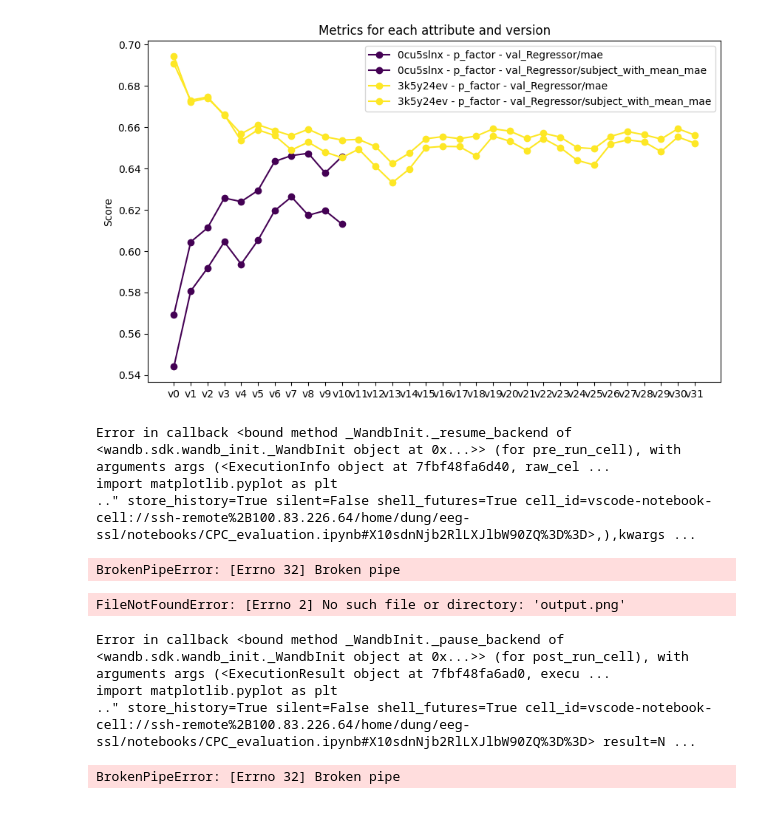
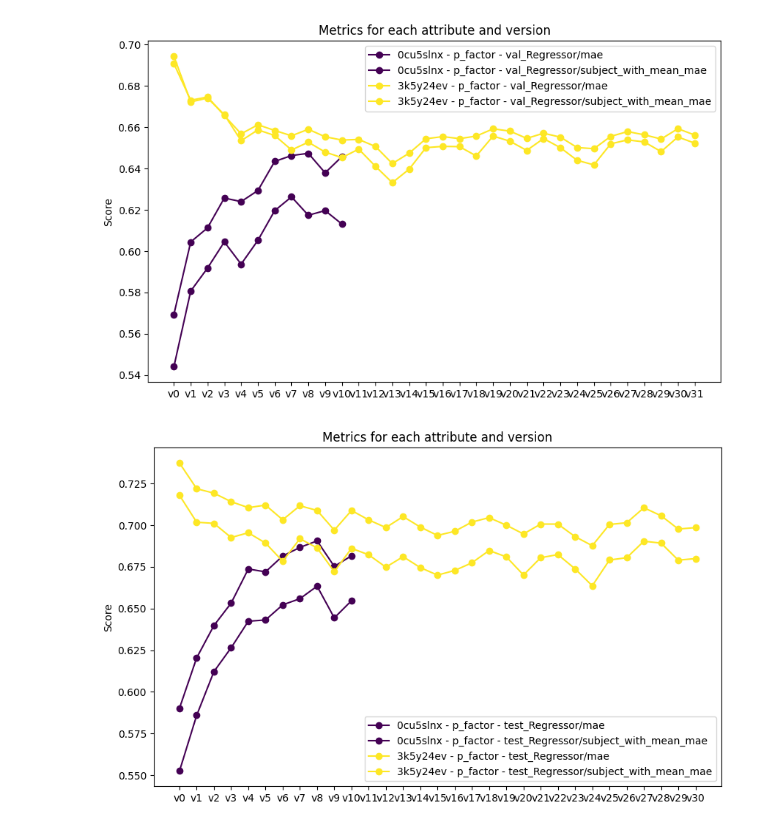
Before and after one commit to sccn/eeg-ssl, a Jupyter notebook: notebooks/CPC_evaluation.ipynb, the cells around one changed output. Cells and saved outputs as stored; diff of their text form; code cells hidden in the pictures.

Commit message:
CPC evaluation plots

```diff
--- a/notebooks/CPC_evaluation.ipynb
+++ b/notebooks/CPC_evaluation.ipynb
@@ -18,7 +18,7 @@ View project at https://wandb.ai/sccn/eeg-ssl
 View run at https://wandb.ai/sccn/eeg-ssl/runs/w0bcdq0u
 # %%
 import os
-model = "3k5y24ev"
+model = "0cu5slnx" #"3k5y24ev"
 artifact_dir = f'artifacts/model-{model}'
 num_version = 11 if model == "0cu5slnx" else 31
 for version in range(num_version):
@@ -79,7 +73,7 @@ from collections import defaultdict
 import json
 mode = 'test'
 if os.path.exists(f'model-{model}_scores-{mode}.json'):
-    version_scores = json.load(open(f'model-{model}_scores.json'))
+    version_scores = json.load(open(f'model-{model}_scores-{mode}.json'))
 else:
     attributes = ['age', 'p_factor']
     version_scores = defaultdict(list)
@@ -228,18 +146,8 @@ attributes = ['p_factor']
 plot_metrics(version_scores, metrics, attributes, ['0cu5slnx', '3k5y24ev'])
 # %% [output]
 [figure]
-# %%
-# load output.png
-import matplotlib.pyplot as plt
-import matplotlib.image as mpimg
-img = mpimg.imread('output.png')
-# %% [output]
-Error in callback <bound method _WandbInit._resume_backend of <wandb.sdk.wandb_init._WandbInit object at 0x...>> (for pre_run_cell), with arguments args (<ExecutionInfo object at 7fbf48fa6d40, raw_cel ...
-import matplotlib.pyplot as plt
-.." store_history=True silent=False shell_futures=True cell_id=vscode-notebook-cell://ssh-remote%2B100.83.226.64/home/dung/eeg-ssl/notebooks/CPC_evaluation.ipynb#X10sdnNjb2RlLXJlbW90ZQ%3D%3D>,),kwargs ...
-BrokenPipeError: [Errno 32] Broken pipe
-FileNotFoundError: [Errno 2] No such file or directory: 'output.png'
-Error in callback <bound method _WandbInit._pause_backend of <wandb.sdk.wandb_init._WandbInit object at 0x...>> (for post_run_cell), with arguments args (<ExecutionResult object at 7fbf48fa6ad0, execu ...
-import matplotlib.pyplot as plt
-.." store_history=True silent=False shell_futures=True cell_id=vscode-notebook-cell://ssh-remote%2B100.83.226.64/home/dung/eeg-ssl/notebooks/CPC_evaluation.ipynb#X10sdnNjb2RlLXJlbW90ZQ%3D%3D> result=N ...
-BrokenPipeError: [Errno 32] Broken pipe
+# %%
+attributes = ['p_factor']
+plot_metrics(version_scores, metrics, attributes, ['0cu5slnx', '3k5y24ev'])
+# %% [output]
+[figure, added]
```
Also changed, not shown: parts of 5 cells of this notebook, 4 other files.
